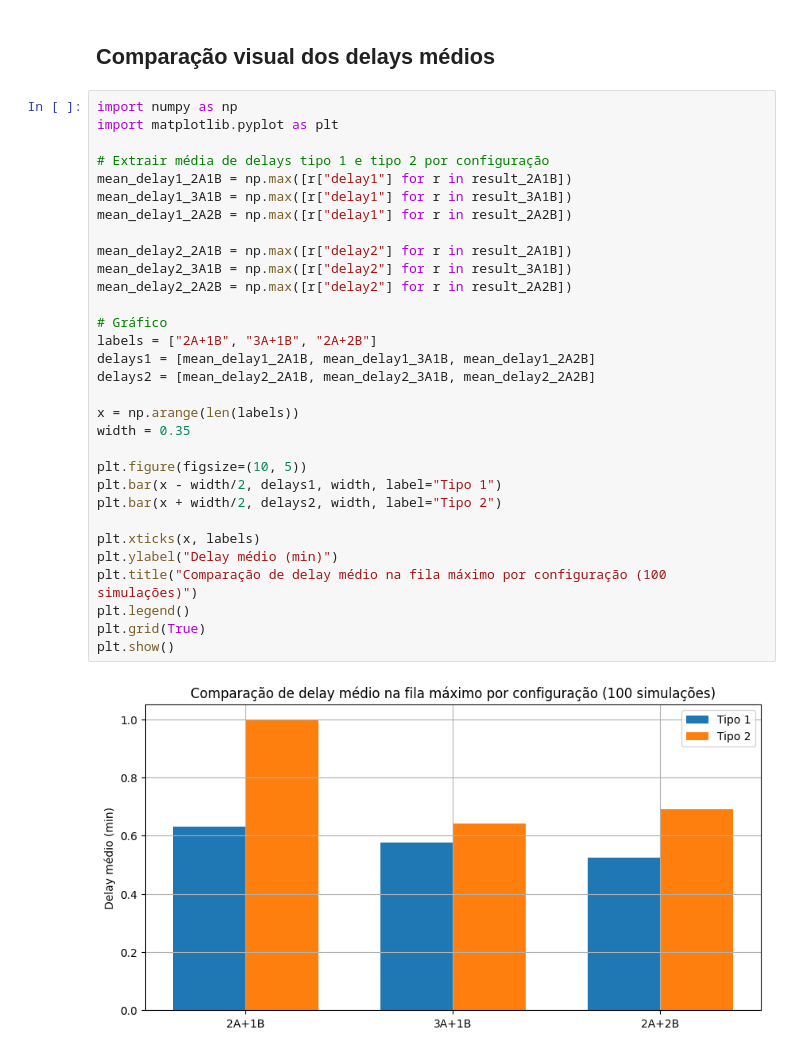
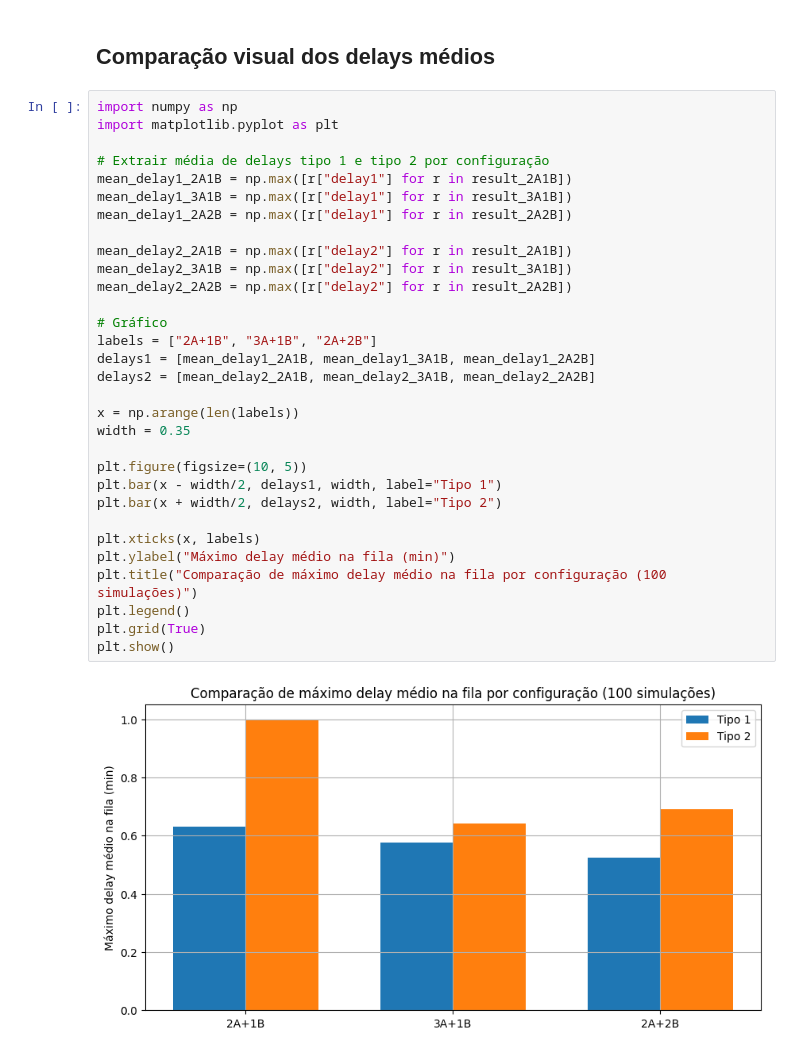
Before and after one commit to andreaoliveira9/Projeto-SO-1-Sim, a Jupyter notebook: recurso/src/ex1/analysis.ipynb, the cells around one changed output. Drawn from its saved outputs; the diff is of its cells as text.

```diff
--- a/recurso/src/ex1/analysis.ipynb
+++ b/recurso/src/ex1/analysis.ipynb
@@ -58,33 +58,33 @@ Server utilization:
 # %%
 import numpy as np
 import matplotlib.pyplot as plt
 
 # Extrair média de delays tipo 1 e tipo 2 por configuração
 mean_delay1_2A1B = np.max([r["delay1"] for r in result_2A1B])
 mean_delay1_3A1B = np.max([r["delay1"] for r in result_3A1B])
 mean_delay1_2A2B = np.max([r["delay1"] for r in result_2A2B])
 
 mean_delay2_2A1B = np.max([r["delay2"] for r in result_2A1B])
 mean_delay2_3A1B = np.max([r["delay2"] for r in result_3A1B])
 mean_delay2_2A2B = np.max([r["delay2"] for r in result_2A2B])
 
 # Gráfico
 labels = ["2A+1B", "3A+1B", "2A+2B"]
 delays1 = [mean_delay1_2A1B, mean_delay1_3A1B, mean_delay1_2A2B]
 delays2 = [mean_delay2_2A1B, mean_delay2_3A1B, mean_delay2_2A2B]
 
 x = np.arange(len(labels))
 width = 0.35
 
 plt.figure(figsize=(10, 5))
 plt.bar(x - width/2, delays1, width, label="Tipo 1")
 plt.bar(x + width/2, delays2, width, label="Tipo 2")
 
 plt.xticks(x, labels)
-plt.ylabel("Delay médio (min)")
-plt.title("Comparação de delay médio na fila máximo por configuração (100 simulações)")
+plt.ylabel("Máximo delay médio na fila (min)")
+plt.title("Comparação de máximo delay médio na fila por configuração (100 simulações)")
 plt.legend()
 plt.grid(True)
 plt.show()
 # %% [output]
-[figure, old version]
+[figure, new version]
```
